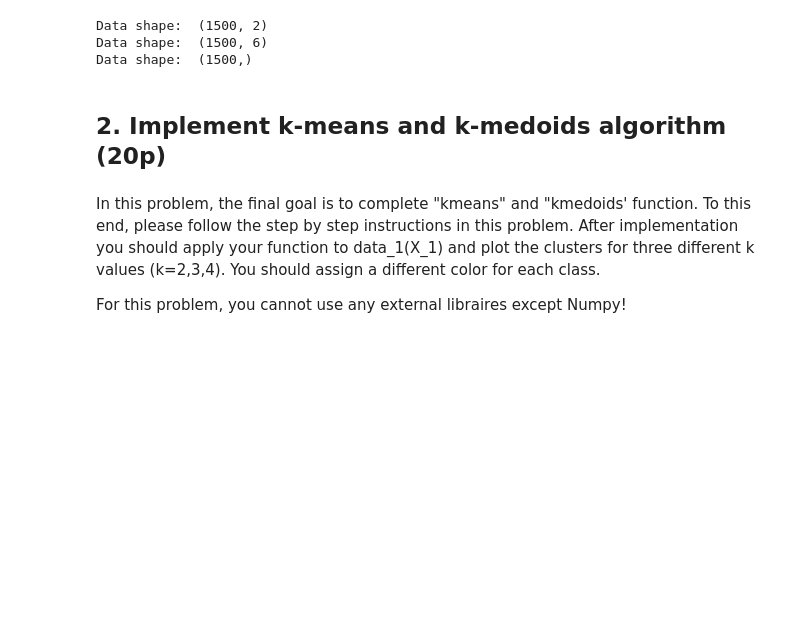
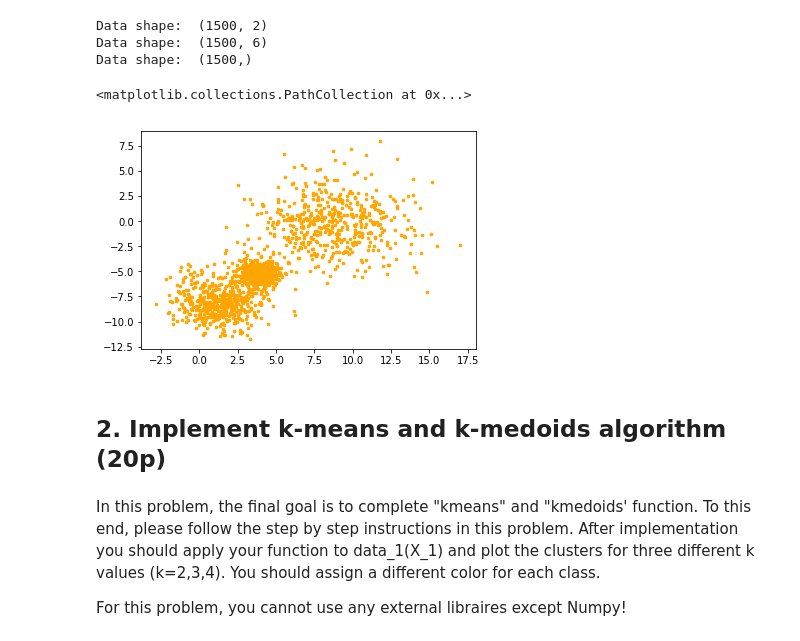
Before and after one commit to SUNGWOOKYOO/2019_spring, a Jupyter notebook: ML/ml_hw2/kmeans_medoids.ipynb, the cells around one changed output. Drawn from its saved outputs; the diff is of its cells as text; code cells hidden in the pictures; blank space fills up the shorter version.

```diff
--- a/ML/ml_hw2/kmeans_medoids.ipynb
+++ b/ML/ml_hw2/kmeans_medoids.ipynb
@@ -26,6 +50,10 @@ Data shape:  (1500, 6)
 Data shape:  (1500,)
 # %%
 # TODO: Implement the function to plot the data.
+plt.scatter(X_1[:,0], X_1[:,-1], color = 'orange', s = 7)
+# %% [output]
+<matplotlib.collections.PathCollection at 0x...>
+[figure, added]
 # %% [markdown]
 ## 2. Implement k-means and k-medoids algorithm  (20p)
 # %% [markdown]
```
Also changed, not shown: parts of 32 cells of this notebook, 1 other file.
